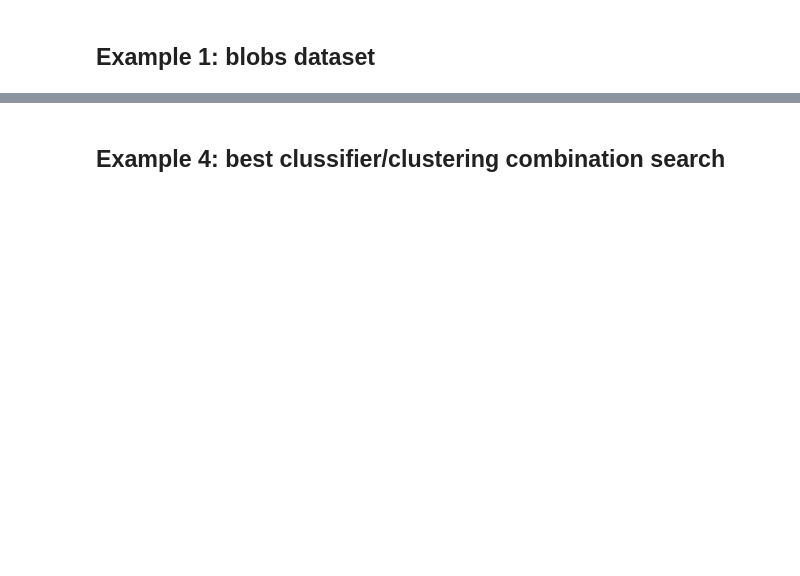
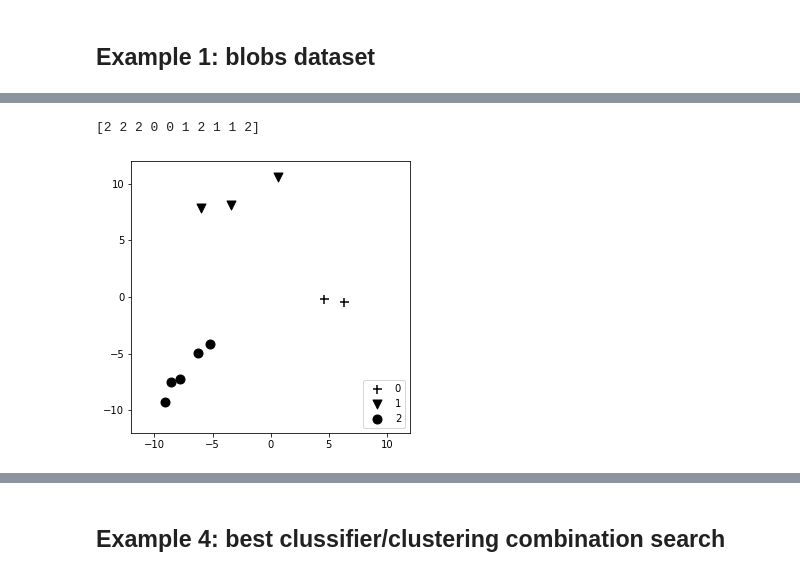
Before and after one commit to IIT-LAND/reval_clustering, a Jupyter notebook: working_examples/manexamples_notebook.ipynb, the cells around one changed output, grey strips where cells are left out. Drawn from its saved outputs; the diff is of its cells as text; code cells hidden in the pictures; blank space fills up the shorter version.

```diff
--- a/working_examples/manexamples_notebook.ipynb
+++ b/working_examples/manexamples_notebook.ipynb
@@ -140,0 +217,33 @@ plt.show()
+# %%
+# data_ts = make_blobs(10, 4, centers=3,
+#                   center_box=(-10, 10),
+#                   random_state=0,
+#                     cluster_std=1)
+data_ts = data[0][20:]
+cllab = []
+for i in data[1][20:]:
+    if i!=2:
+        cllab.append((i+1)%2)
+    else:
+        cllab.append(i)
+cllab = np.array(cllab)
+print(cllab)
+mark = ['+', 'v', 'o']
+# Visualize dataset
+plt.figure(figsize=(5, 5))
+for i in range(3):
+    plt.scatter(data_ts[cllab==i][:, 0],
+                data_ts[cllab==i][:, 1],
+                label=i,
+                color='black',
+                marker=mark[i],
+                s=81)
+plt.ylim((-12, 12))
+plt.xlim((-12, 12))
+plt.title("")
+plt.legend(loc=4)
+plt.savefig('./label_ts.png', format='png')
+plt.show()
+# %% [output]
+[2 2 2 0 0 1 2 1 1 2]
+[figure, added]
```
Also changed, not shown: parts of 45 cells of this notebook, 57 other files.
